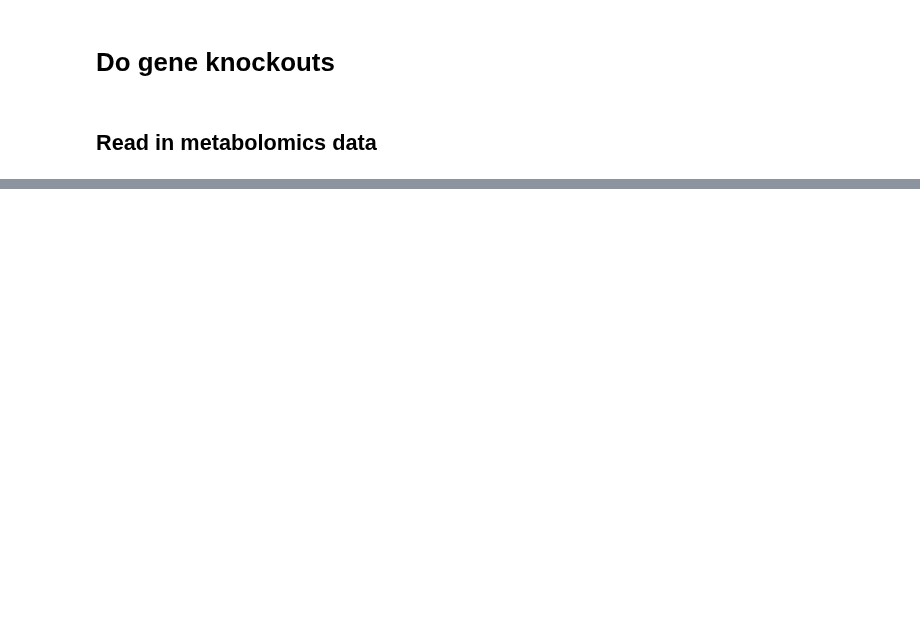
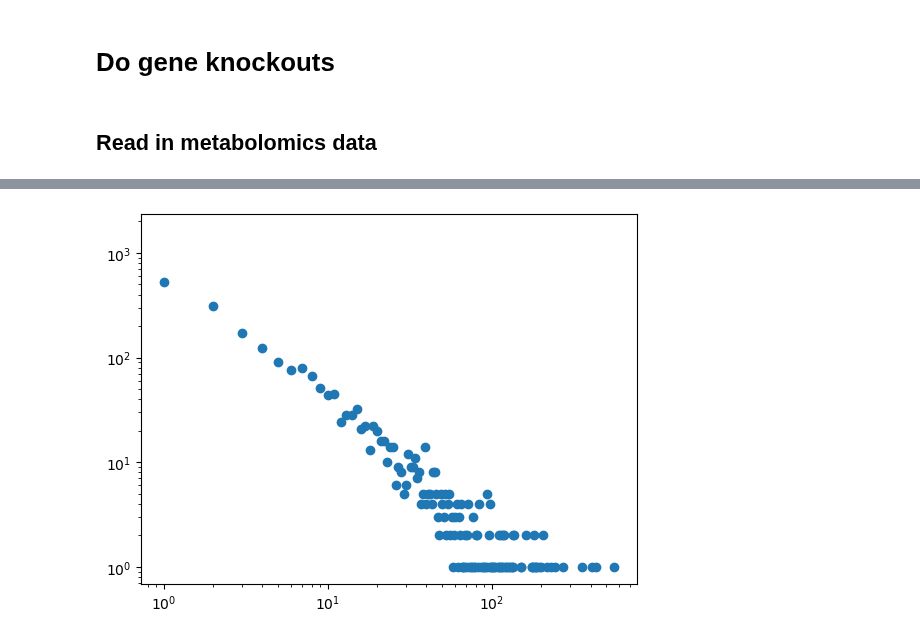
Before and after one commit to sulheim/metabolite-release, a Jupyter notebook: notebooks/2_keio_strains_screening/2A_choose_knockout_strains.ipynb, the cells around one changed output, grey strips where cells are left out. Saved outputs shown, nothing was run; the diff lists cells and outputs as text; code cells hidden in the pictures; blank space fills up the shorter version.

```diff
--- a/notebooks/2_keio_strains_screening/2A_choose_knockout_strains.ipynb
+++ b/notebooks/2_keio_strains_screening/2A_choose_knockout_strains.ipynb
@@ -151,2 +154,2 @@ ImportError: Missing optional dependency 'openpyxl'.  Use pip or conda to instal
 # %%
-sample_info = pd.read_excel(metabolomics_folder / 'sample_id_zscore.xlsx', header = None)
+sample_info = pd.read_csv(metabolomics_folder / 'strain_ids.csv', header=None)
@@ -154,0 +156,6 @@ ImportError: Missing optional dependency 'openpyxl'.  Use pip or conda to instal
+# %%
+zscores.columns = [x[0] for x in sample_info.values]
+# %%
+n_changes = (zscores.abs() > 5).sum().sort_values(ascending = False) # This is the 0.1% most significant changes they use in the paper.
+n_changes_001 = (zscores.abs() > 3.291).sum().sort_values(ascending = False)
+# Can also e.g. use 3.291, corresponding to a p+value of 0.001. See https://www.calculator.net/z-score-calculator.html?c2z=&c2p=&c2pg=&c2p0=&c2pin=&c2pout=0.001&calctype=converter&x=Calculate#converter for other values
@@ -154,0 +182,8 @@ ImportError: Missing optional dependency 'openpyxl'.  Use pip or conda to instal
+# %%
+bc = np.bincount(n_changes)
+# %%
+plt.scatter(np.arange(len(bc)), bc)
+plt.xscale('log')
+plt.yscale('log')
+# %% [output]
+[figure, added]
```
Also changed, not shown: parts of 16 cells of this notebook, 2 other files.
